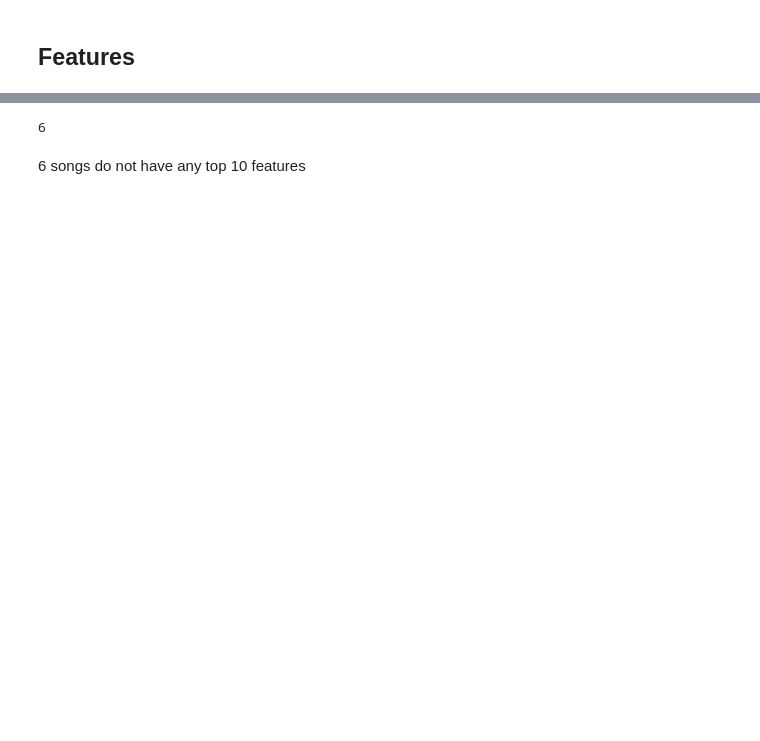
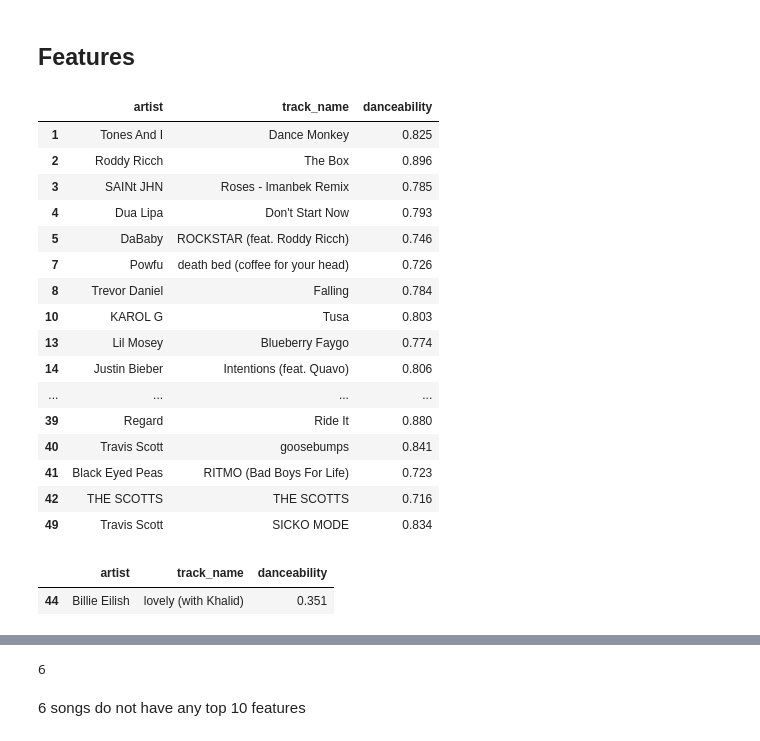
Before and after one commit to lisa-schnei/Top50-Spotify-EDA-Python, a Jupyter notebook: Spotify Top50 2020 EDA.ipynb, the cells around one changed output, grey strips where cells are left out. Saved outputs shown, nothing was run; the diff lists cells and outputs as text; code cells hidden in the pictures; blank space fills up the shorter version.

```diff
--- a/Spotify Top50 2020 EDA.ipynb
+++ b/Spotify Top50 2020 EDA.ipynb
@@ -453,0 +470,29 @@ df_tempo = df_tempo[["track_id", "tempo_rank"]]
+# %%
+# Returning songs with danceability score above 0.7
+mask = df['danceability'] > 0.7
+df[mask][['artist', 'track_name', 'danceability']]
+# %% [output]
+|  | artist | track_name | danceability |
+| 1 | Tones And I | Dance Monkey | 0.825 |
+| 2 | Roddy Ricch | The Box | 0.896 |
+| 3 | SAINt JHN | Roses - Imanbek Remix | 0.785 |
+| 4 | Dua Lipa | Don't Start Now | 0.793 |
+| 5 | DaBaby | ROCKSTAR (feat. Roddy Ricch) | 0.746 |
+| 7 | Powfu | death bed (coffee for your head) | 0.726 |
+| 8 | Trevor Daniel | Falling | 0.784 |
+| 10 | KAROL G | Tusa | 0.803 |
+| 13 | Lil Mosey | Blueberry Faygo | 0.774 |
+| 14 | Justin Bieber | Intentions (feat. Quavo) | 0.806 |
+| ... | ... | ... | ... |
+| 39 | Regard | Ride It | 0.880 |
+| 40 | Travis Scott | goosebumps | 0.841 |
+| 41 | Black Eyed Peas | RITMO (Bad Boys For Life) | 0.723 |
+| 42 | THE SCOTTS | THE SCOTTS | 0.716 |
+| 49 | Travis Scott | SICKO MODE | 0.834 |
+# %%
+# Counting number of songs with danceability score below 0.4
+mask = df['danceability'] < 0.4
+df[mask][['artist', 'track_name', 'danceability']]
+# %% [output]
+|  | artist | track_name | danceability |
+| 44 | Billie Eilish | lovely (with Khalid) | 0.351 |
```
Also changed, not shown: parts of 34 cells of this notebook, 1 other file.
